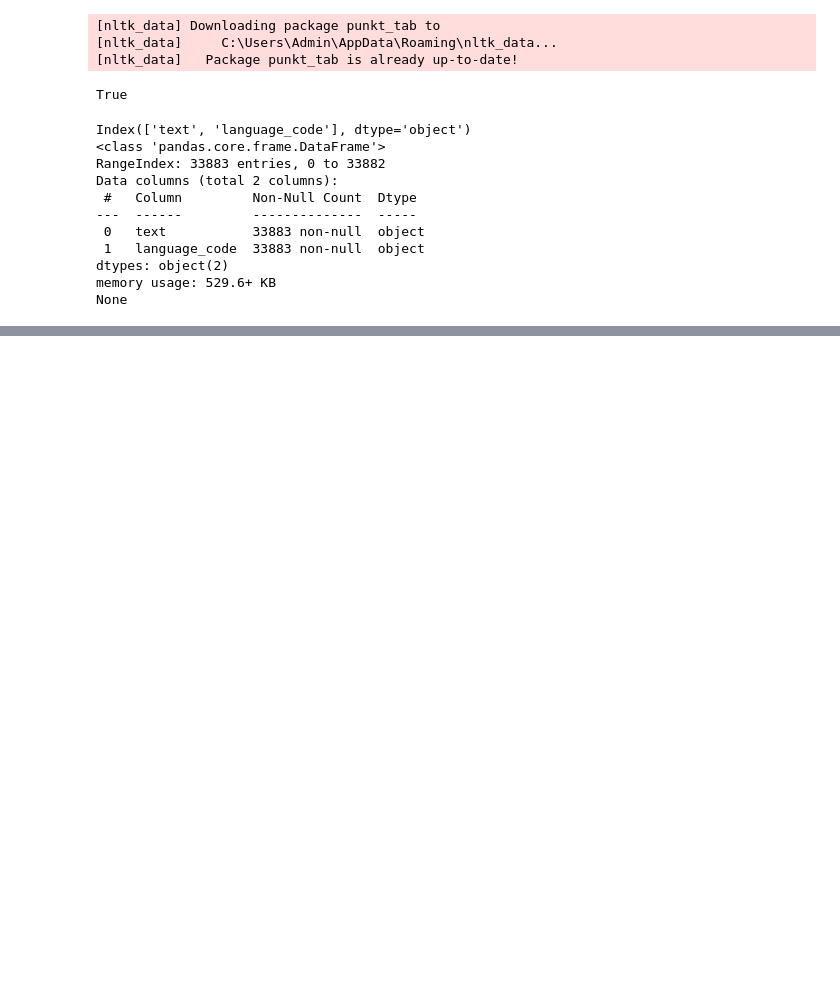
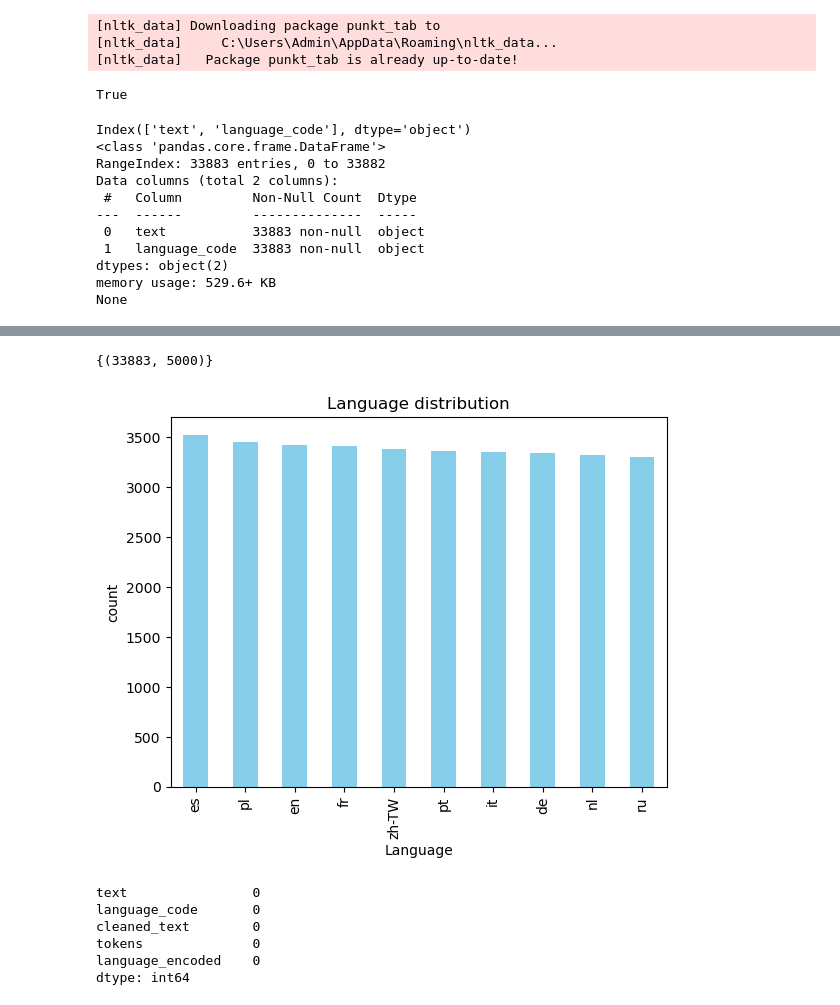
Before and after one commit to cc231002/STMLproject, a Jupyter notebook: Sample1.ipynb, the cells around one changed output, grey strips where cells are left out. Cells and saved outputs as stored; diff of their text form; code cells hidden in the pictures; blank space fills up the shorter version.

Commit message:
Cleaned dataset ready for training

```diff
--- a/Sample1.ipynb
+++ b/Sample1.ipynb
@@ -95,25 +101,15 @@ Cleaned dataset saved as 'cleaned_dataset.csv'
 # %%
+# Step 5: Encode the 'language' column using LabelEncoder
+label_encoder = LabelEncoder()
+data['language_encoded'] = label_encoder.fit_transform(data['language_code'])
 
+# Step 6: Print the mapping of original labels to numeric labels
+print("Mapping:", dict(zip(label_encoder.classes_, label_encoder.transform(label_encoder.classes_))))
 
-# Step 1: Reload the cleaned dataset
-data = pd.read_csv('cleaned_dataset.csv')
+# Step 7: Print the DataFrame with language and encoded labels
+print(data[['language_code', 'language_encoded']])
 
-# Step 2: Define a tokenization function
-def tokenize_text(text):
-    if not isinstance(text, str):  # Handle missing or non-string values
-        return []
-    tokens = word_tokenize(text)  # Tokenize text into words
-    return tokens
-
-# Step 3: Apply tokenization and add as a new column
-# Replace 'text_column_name_cleaned' with the actual column containing cleaned text
-cleaned_column = 'text_cleaned'  # Update this to your column name
-data[f'{cleaned_column}_tokens'] = data[cleaned_column].apply(tokenize_text)
-
-# Step 4: Save the tokenized dataset to a new CSV
-data.to_csv('tokenized_dataset.csv', index=False)
-print("Tokenized dataset saved as 'tokenized_dataset.csv'")
-
-# Step 5: Preview the dataset with the new column
-print(data.head())
+# Step 8: Optional - Inverse transformation: converting encoded values back to original labels
+inverse_labels = label_encoder.inverse_transform(data['language_encoded'])
+print("Inverse transformation result:", inverse_labels)
 # %% [output]
@@ -153,0 +170,35 @@ Index(['text', 'language_code', 'text_cleaned', 'text_cleaned_tokens'], dtype='o
+# %%
+# Ensure 'text' column contains cleaned text data
+# Assuming the column you are using for text is named 'text' in your dataframe
+# If you need to adjust this column name, modify 'df['text']'
+
+# Initialize TfidfVectorizer with trigram (n=3) as n-gram range
+vectorizer = TfidfVectorizer(max_features = 5000)  # Trigrams (n=3)
+
+# Fit and transform the text data
+X = vectorizer.fit_transform(data['cleaned_text'])  # 'text' column containing the cleaned text data
+
+# Convert the sparse matrix to a dense format to view the results
+
+# Optionally, check the shape of the matrix (rows = documents, columns = features)
+print({X.shape})
+# %% [output]
+{(33883, 5000)}
+# %%
+#Exploratory data analysis EDA
+data['language_code'].value_counts().plot(kind='bar', color='skyblue')
+plt.title('Language distribution')
+plt.xlabel('Language')
+plt.ylabel('count')
+plt.show()
+# %% [output]
+[figure, added]
+# %%
+data.isnull().sum()
+# %% [output]
+text                0
+language_code       0
+cleaned_text        0
+tokens              0
+language_encoded    0
+dtype: int64
```
Also changed, not shown: parts of 7 cells of this notebook, 3 other files.
